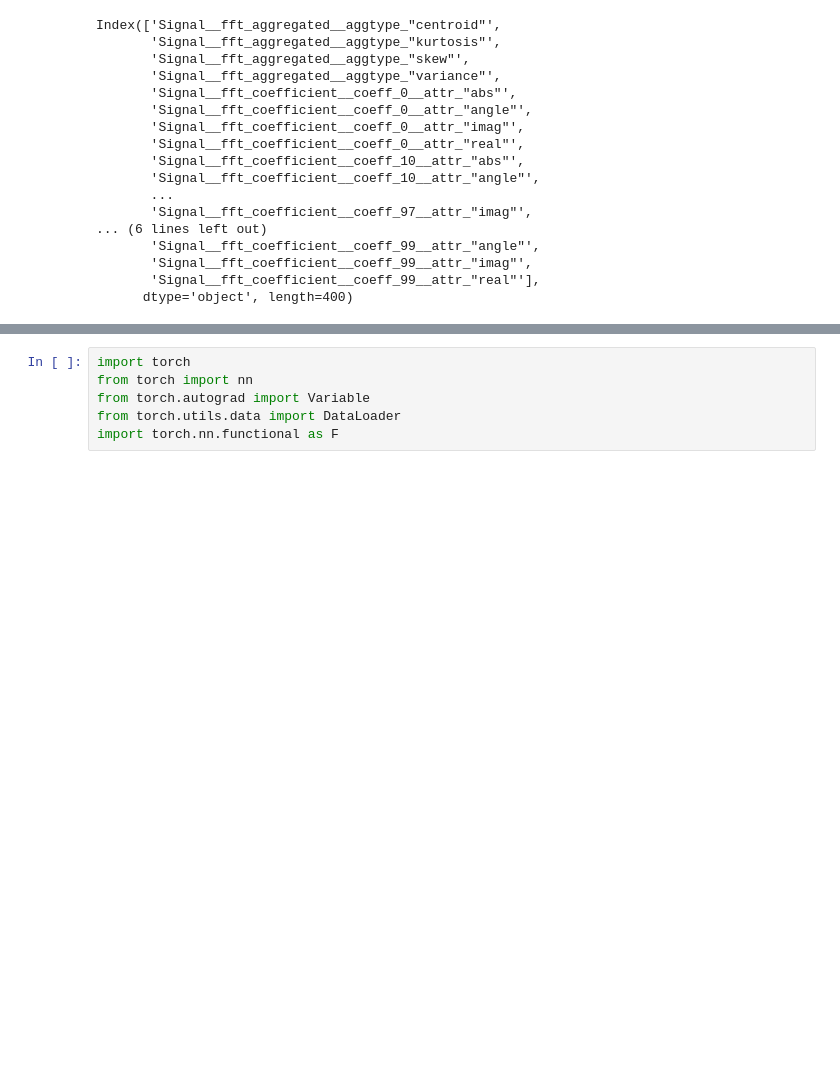
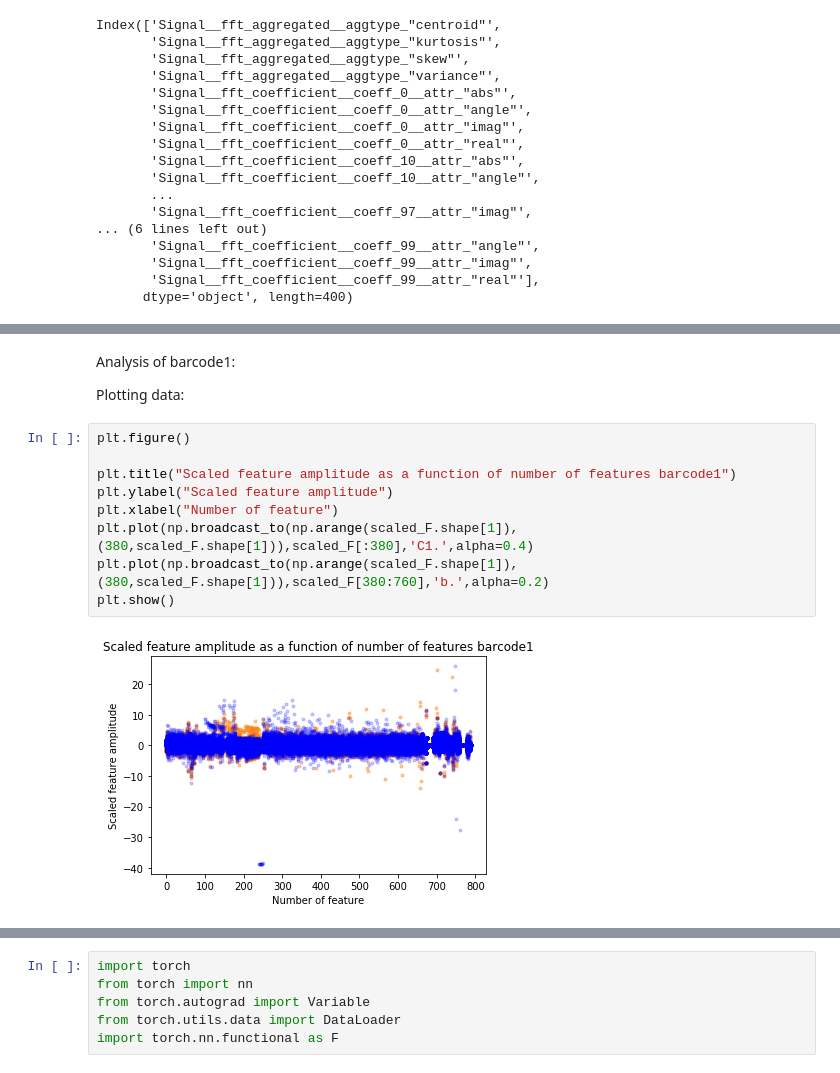
Before and after one commit to nyenyu12/Analysis-of-methylated-and-unmethylated-reads, a Jupyter notebook: Progress report.ipynb, the cells around one changed output, grey strips where cells are left out. Drawn from its saved outputs; the diff is of its cells as text; blank space fills up the shorter version.

```diff
--- a/Progress report.ipynb
+++ b/Progress report.ipynb
@@ -1119,0 +1152,15 @@ Index(['Signal__fft_aggregated__aggtype_"centroid"',
+# %% [markdown]
+Analysis of barcode1:
+
+Plotting data:
+# %%
+plt.figure()
+
+plt.title("Scaled feature amplitude as a function of number of features barcode1")
+plt.ylabel("Scaled feature amplitude")
+plt.xlabel("Number of feature")
+plt.plot(np.broadcast_to(np.arange(scaled_F.shape[1]),(380,scaled_F.shape[1])),scaled_F[:380],'C1.',alpha=0.4)
+plt.plot(np.broadcast_to(np.arange(scaled_F.shape[1]),(380,scaled_F.shape[1])),scaled_F[380:760],'b.',alpha=0.2)
+plt.show()
+# %% [output]
+[figure, added]
```
Also changed, not shown: parts of 127 cells of this notebook.
